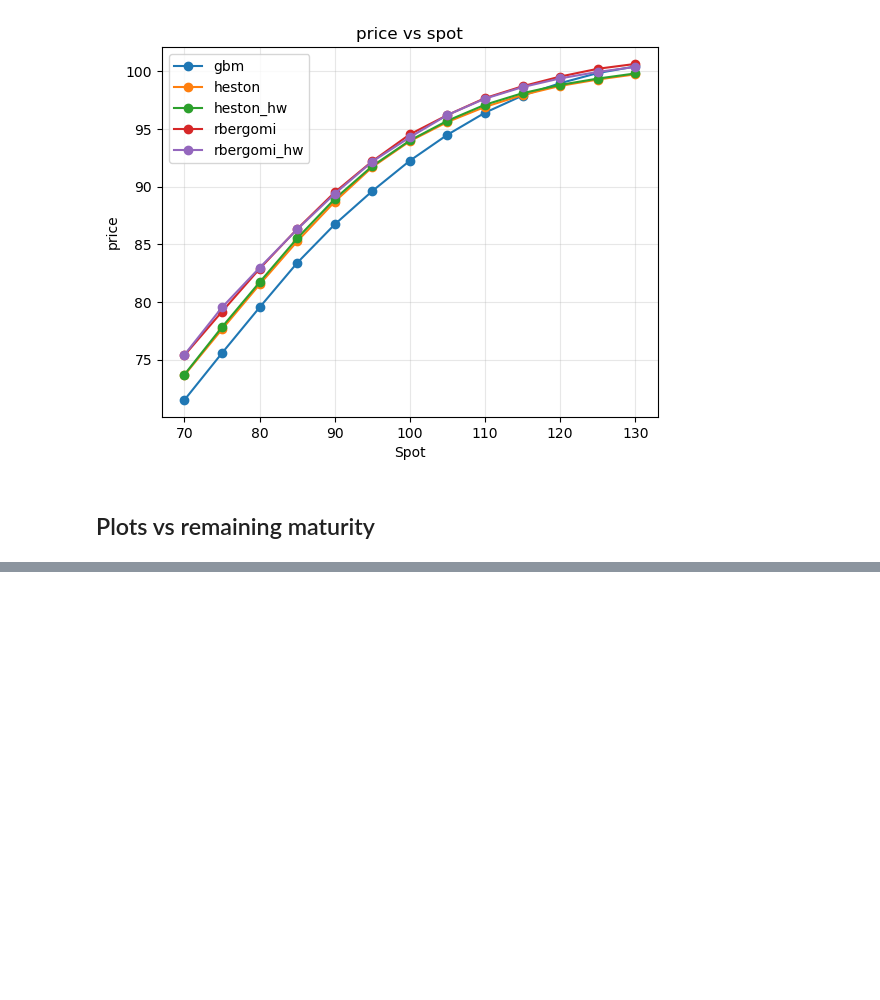
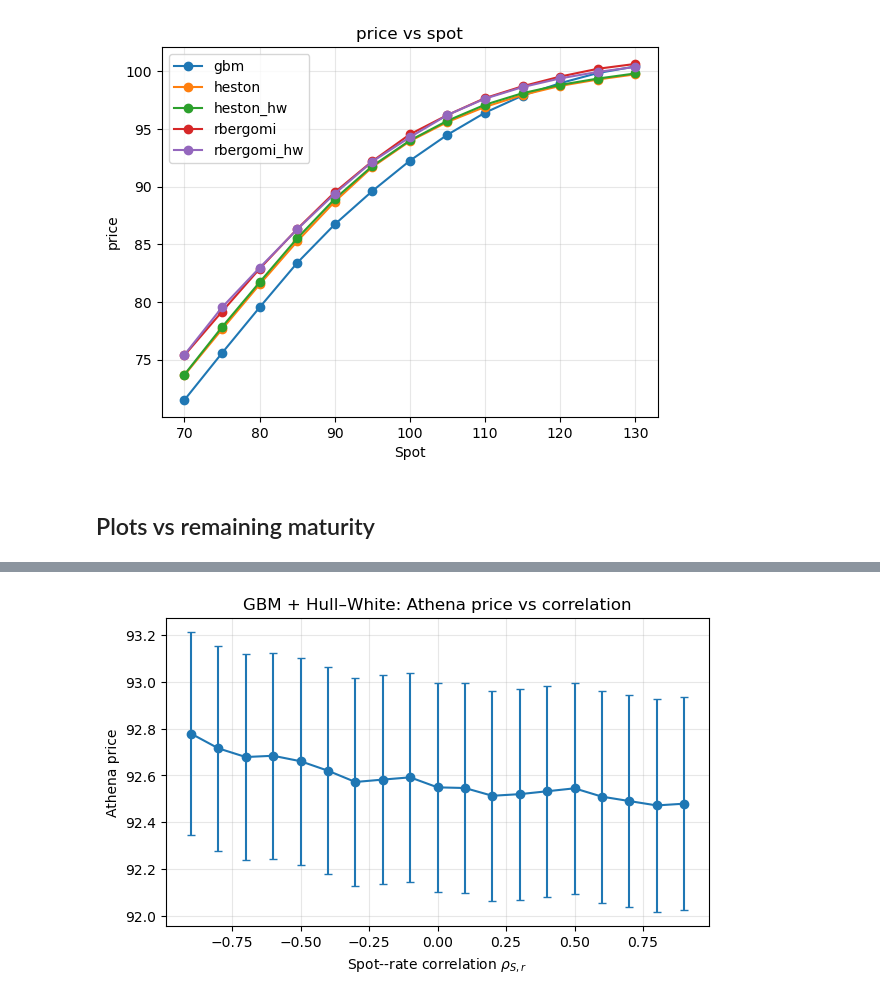
Before and after one commit to DusBaja/Pricing-Rough-Volatility, a Jupyter notebook: ModelComparison.ipynb, the cells around one changed output, grey strips where cells are left out. Drawn from its saved outputs; the diff is of its cells as text; code cells hidden in the pictures; blank space fills up the shorter version.

Commit message:
final commits with plots for the report

```diff
--- a/ModelComparison.ipynb
+++ b/ModelComparison.ipynb
@@ -216,0 +219,87 @@ for metric in ["price","delta","gamma","vega"]:
+# %%
+def find_repo_root(start: Path) -> Path:
+    p = start.resolve()
+    for parent in [p] + list(p.parents):
+        if (parent / "pyproject.toml").is_file() and (parent / "src" / "pricer").is_dir():
+            return parent
+    raise FileNotFoundError(
+        "Could not find repo root containing pyproject.toml and src/pricer.\n"
+        f"Start was: {start}\n"
+        "Move the notebook inside the repo, or set ROOT_V5 manually."
+    )
+
+repo_root = find_repo_root(Path.cwd())
+src_path = str(repo_root / "src")
+
+if src_path not in sys.path:
+    sys.path.insert(0, src_path)
+
+
+for k in list(sys.modules.keys()):
+    if k == "pricer" or k.startswith("pricer."):
+        del sys.modules[k]
+
+import os, sys
+from pathlib import Path
+
+import pricer
+import pricer.core.models as models_mod
+
+import numpy as np
+import pandas as pd
+import matplotlib.pyplot as plt
+
+from pricer.core.models import Model
+from pricer.core.pricing import MonteCarloPricer
+from pricer.core.observation import ObservationFrequency
+from pricer.core.products import AutocallAthenaProduct
+
+product = AutocallAthenaProduct(
+    nominal=100.0,
+    strike=100.0,
+    coupon_per_year=0.04,
+    maturity_years_=5.0,
+    obs_freq=ObservationFrequency.ANNUAL,
+    call_barrier=1.0,
+    protection_barrier=0.7,
+    steps_per_year=52,
+    with_memory=False,
+)
+
+pricer = MonteCarloPricer(antithetic=True, control_variate=True)
+
+RHO_GRID = np.linspace(-0.9, 0.9, 19)
+rows = []
+
+for rho in RHO_GRID:
+    model = Model(
+        spot_process="GBM",
+        rate_process="HULLWHITE",
+        vol_process="FLAT",
+        s0=100.0,
+        sigma=0.20,
+        r0=0.02,
+        a=0.10,
+        b=0.02,
+        sigma_r=0.01,
+        rho_sr=float(rho),
+        rho_vr=0.0,
+        steps_per_year=52,
+        n_paths=5_000,
+        seed=12345,   # CRN across rho
+    )
+
+    price, se = pricer.price(product, model)
+    rows.append({"rho_sr": float(rho), "price": float(price), "se": float(se)})
+
+df_corr = pd.DataFrame(rows)
+display(df_corr)
+
+plt.figure(figsize=(7,4))
+plt.errorbar(df_corr["rho_sr"], df_corr["price"], yerr=1.96*df_corr["se"], marker="o", capsize=3)
+plt.xlabel(r"Spot--rate correlation $\rho_{S,r}$")
+plt.ylabel("Athena price")
+plt.title("GBM + Hull–White: Athena price vs correlation")
+plt.grid(True, alpha=0.3)
+plt.show()
+# %% [output]
@@ -216,0 +323 @@ for metric in ["price","delta","gamma","vega"]:
+[figure, added]
```
Also changed, not shown: parts of 3 cells of this notebook, 1 other file.
